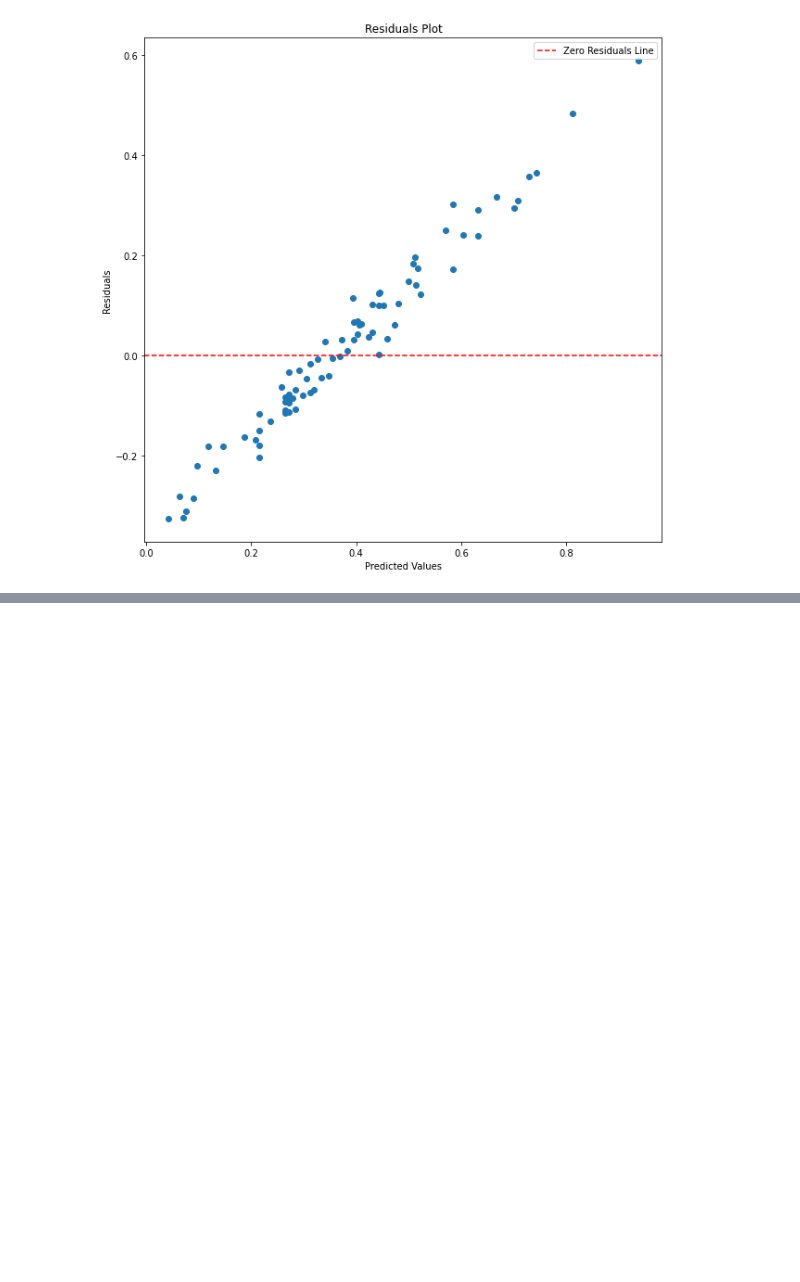
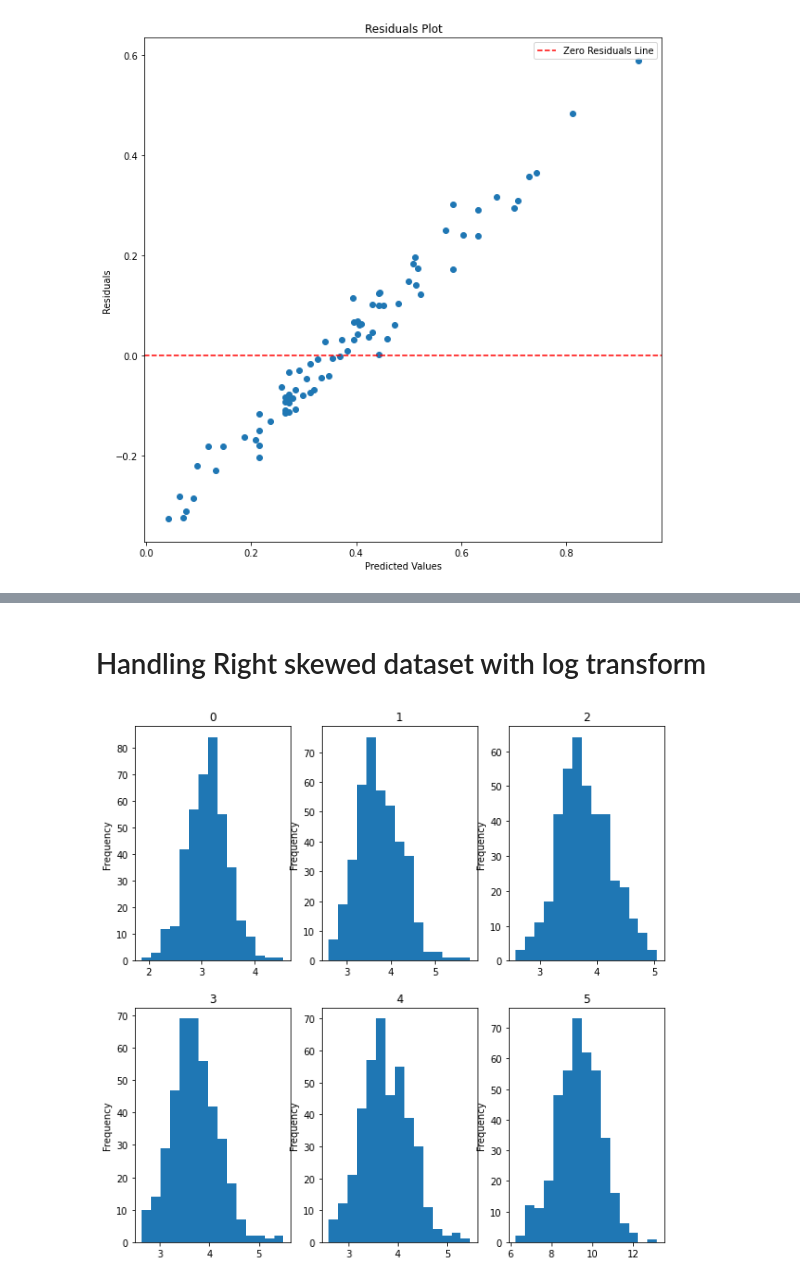
Before and after one commit to artemi8/ml-project-2, a Jupyter notebook: sudarsaan/regression_v2.ipynb, the cells around one changed output, grey strips where cells are left out. Drawn from its saved outputs; the diff is of its cells as text; code cells hidden in the pictures; blank space fills up the shorter version.

```diff
--- a/sudarsaan/regression_v2.ipynb
+++ b/sudarsaan/regression_v2.ipynb
@@ -340,0 +343,7 @@ plt.show()
+# %%
+right_skewed= [6, 7, 15, 25, 28, 31, 34, 41]
+left_skewed = [8, 9, 10, 11, 12 , 13, 14, 20, 21, 27, 32, 35, 36, 40, 42, 46, 49]
+normal_dist = [16, 17, 18, 19, 22, 23, 24, 29, 30, 33, 37, 38, 39, 47, 48]
+weird_AF = [26, 43, 44, 45, 50, 51, 57, 58]
+# %%
+right_skewed_columns = [imputed_df.columns[col_num] for col_num in left_skewed]
@@ -340,0 +382,23 @@ plt.show()
+# %% [markdown]
+# Handling Right skewed dataset with log transform
+# %%
+# right_skewed_log_df = imputed_df[right_skewed_columns].copy()
+right_skewed_log_df = imputed_df.copy()
+right_skewed_log_df[right_skewed_columns] = right_skewed_log_df[right_skewed_columns].apply(lambda x: np.log1p(x))
+# %%
+fig, axes = plt.subplots(2,3, figsize=(10, 10))
+
+i=0
+
+right_skewed_log_df[right_skewed_columns[i]].plot(kind='hist', bins=15, ax=axes[0,0], title=f'{i}')
+right_skewed_log_df[right_skewed_columns[i+1]].plot(kind='hist', bins=15, ax=axes[0,1], title=f'{i+1}')
+right_skewed_log_df[right_skewed_columns[i+2]].plot(kind='hist', bins=15, ax=axes[0,2], title=f'{i+2}')
+
+right_skewed_log_df[right_skewed_columns[i+3]].plot(kind='hist', bins=15, ax=axes[1,0], title=f'{i+3}')
+right_skewed_log_df[right_skewed_columns[i+4]].plot(kind='hist', bins=15, ax=axes[1,1], title=f'{i+4}')
+right_skewed_log_df[right_skewed_columns[i+5]].plot(kind='hist', bins=15, ax=axes[1,2], title=f'{i+5}')
+
+
+plt.show()
+# %% [output]
+[figure, added]
```
Also changed, not shown: parts of 36 cells of this notebook, 8 other files.
